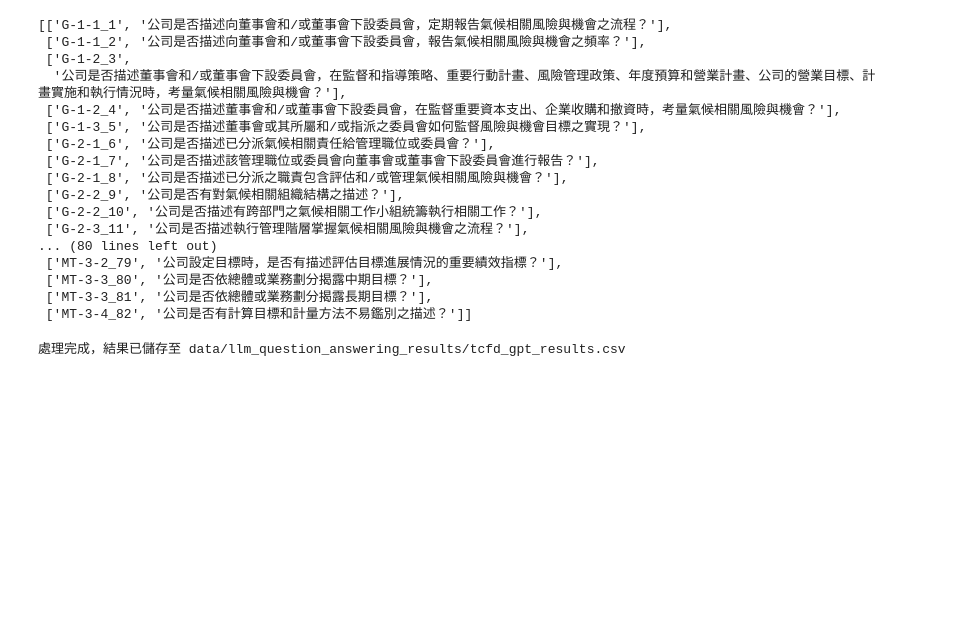
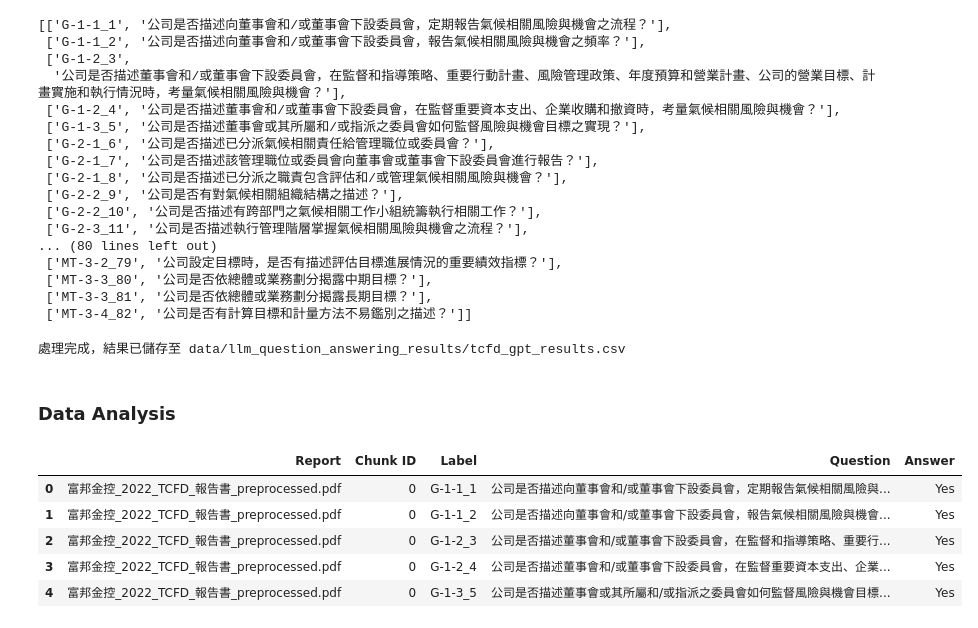
Before and after one commit to Mattis3858/rag_for_tcfd_reports, a Jupyter notebook: llm_question_answering.ipynb, the cells around one changed output. Drawn from its saved outputs; the diff is of its cells as text; code cells hidden in the pictures; blank space fills up the shorter version.

```diff
--- a/llm_question_answering.ipynb
+++ b/llm_question_answering.ipynb
@@ -137,3 +137,5 @@ output_df.to_csv("data/llm_question_answering_results/tcfd_gpt_results.csv", ind
 print("處理完成，結果已儲存至 data/llm_question_answering_results/tcfd_gpt_results.csv")
 # %% [output]
 處理完成，結果已儲存至 data/llm_question_answering_results/tcfd_gpt_results.csv
+# %% [markdown]
+### Data Analysis
@@ -139,0 +144,14 @@ print("處理完成，結果已儲存至 data/llm_question_answering_results/tcf
+# %%
+# 讀取上傳的 CSV 檔案
+file_path = "data/llm_question_answering_results/tcfd_gpt_results.csv"
+df = pd.read_csv(file_path)
+
+# 檢視前幾行資料
+df.head()
+# %% [output]
+|  | Report | Chunk ID | Label | Question | Answer |
+| 0 | 富邦金控_2022_TCFD_報告書_preprocessed.pdf | 0 | G-1-1_1 | 公司是否描述向董事會和/或董事會下設委員會，定期報告氣候相關風險與... | Yes |
+| 1 | 富邦金控_2022_TCFD_報告書_preprocessed.pdf | 0 | G-1-1_2 | 公司是否描述向董事會和/或董事會下設委員會，報告氣候相關風險與機會... | Yes |
+| 2 | 富邦金控_2022_TCFD_報告書_preprocessed.pdf | 0 | G-1-2_3 | 公司是否描述董事會和/或董事會下設委員會，在監督和指導策略、重要行... | Yes |
+| 3 | 富邦金控_2022_TCFD_報告書_preprocessed.pdf | 0 | G-1-2_4 | 公司是否描述董事會和/或董事會下設委員會，在監督重要資本支出、企業... | Yes |
+| 4 | 富邦金控_2022_TCFD_報告書_preprocessed.pdf | 0 | G-1-3_5 | 公司是否描述董事會或其所屬和/或指派之委員會如何監督風險與機會目標... | Yes |
```
Also changed, not shown: parts of 11 cells of this notebook, 1 other file.
